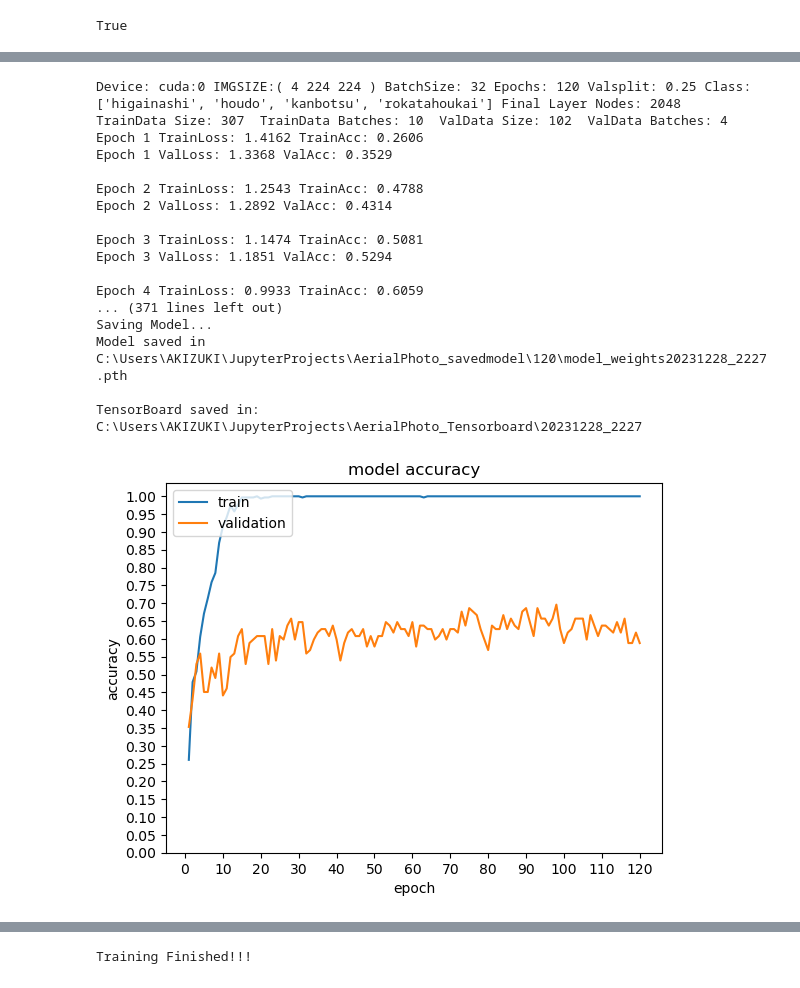
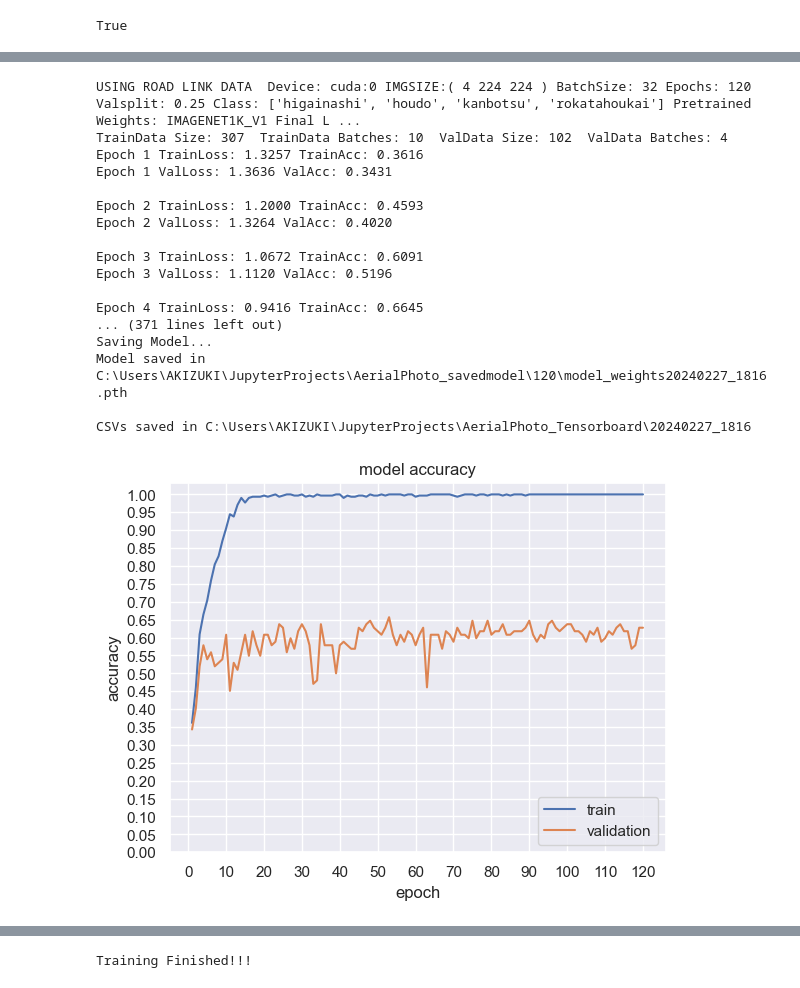
Before and after one commit to Tanned-podcast/InfoSys_ImgClassifier, a Jupyter notebook: 航空写真AI_訓練用.ipynb, the cells around one changed output, grey strips where cells are left out. Cells and saved outputs as stored; diff of their text form; code cells hidden in the pictures.

```diff
--- a/航空写真AI_訓練用.ipynb
+++ b/航空写真AI_訓練用.ipynb
@@ -61,7 +84,9 @@ from torch.utils.data import DataLoader
 from torch.utils.data import random_split
 import matplotlib.pyplot as plt
 import datetime
-from torch.utils.tensorboard import SummaryWriter
+import pandas as pd
+import seaborn as sns; sns.set() # sns.set() ==> グラフの見た目をseabornに合わせる
+%matplotlib inline
 
 time = datetime.datetime.now()
 filedate=time.strftime('%Y%m%d_%H%M')
@@ -75,6 +100,7 @@ IMG_SIZE=224
 valsplit=0.25
 lr=0.001
 momentum=0.9
+weights= 'IMAGENET1K_V1'
 
 Classes = ["higainashi", "houdo", "kanbotsu", "rokatahoukai"]
 ClassNum = len(Classes)
@@ -98,7 +124,7 @@ class MyDataset(Dataset):
         #globは複数のファイルのパスをまとめて取得する
         #訓練と訓練白黒の二個下のディレクトリから画像を取得
         self.data = list(sorted(Path(root).glob("*\*")))
-        self.data2 = list(sorted(Path(root+"binary").glob("*\*")))
+        self.data2 = list(sorted(Path(root+"binary_18m").glob("*\*")))
 
 
 
@@ -150,7 +176,7 @@ trainloader = DataLoader(dataset=trainset,batch_size=batch_size,shuffle=True)
 valloader = DataLoader(dataset=valset,batch_size=batch_size,shuffle=True)
 
 
-resnet50 = models.resnet50(weights='IMAGENET1K_V1')
+resnet50 = models.resnet50(weights=weights)
 
 #modify first layer so it expects 4 input channels; all other parameters unchanged
 resnet50.conv1 = torch.nn.Conv2d(Channels,64,kernel_size = (7,7),stride = (2,2), padding = (3,3), bias = False)
@@ -168,7 +194,7 @@ resnet50=resnet50.to(device)
 loss_fn = nn.CrossEntropyLoss()
 optimizer = optim.SGD(resnet50.parameters(), lr=lr, momentum=momentum)
 
-print("Device:", device, "IMGSIZE:(", Channels, IMG_SIZE, IMG_SIZE, ")",  "BatchSize:", batch_size, "Epochs:", epochs, "Valsplit:", valsplit, "Class:", Classes, "Final Layer Nodes:", num_ftrs)
+print("USING ROAD LINK DATA ", "Device:", device, "IMGSIZE:(", Channels, IMG_SIZE, IMG_SIZE, ")",  "BatchSize:", batch_size, "Epochs:", epochs, "Valsplit:", valsplit, "Class:", Classes, "Pretrained Weights:", str(weights), "Final Layer Nodes:", num_ftrs)
 
 '''
 trainiterator
@@ -253,20 +279,14 @@ train(trainloader, valloader, resnet50, loss_fn, optimizer, epochs)
 ep=np.arange(1, epochs+1)
 
 
-# log_dirでlogのディレクトリを指定
-historypath2 = Path(historypath+"\\"+filedate)
-writer = SummaryWriter(log_dir=historypath2)
-
-# xとyの値を記録していく
-for i in range(epochs):
-    writer.add_scalar("Train Accuracy", train_accuracies[i], i+1)
-    writer.add_scalar("Validation Accuracy", val_accuracies[i], i+1)
-    writer.add_scalar("Train Loss", train_losses[i], i+1)
-    writer.add_scalar("Validation Loss", val_losses[i], i+1)
-
-# writerを閉じる
-writer.close()
-print("TensorBoard saved in: ", historypath2)
+#グラフにプロットする正解率と損失のリストをCSVに書き出し to_csvは新規フォルダを作ってくれないのでosで作る
+historypath2 = str(Path(historypath+"\\"+filedate))
+os.mkdir(historypath2)
+pd.DataFrame(data=np.array([ep, train_accuracies]).T, columns=["Epoch", "Accuracy"]).to_csv(Path(historypath2+"\\"+"Train_Acc.csv"))
+pd.DataFrame(data=np.array([ep, train_losses]).T, columns=["Epoch", "Loss"]).to_csv(Path(historypath2+"\\"+"Train_Loss.csv"))
+pd.DataFrame(data=np.array([ep, val_accuracies]).T, columns=["Epoch", "Accuracy"]).to_csv(Path(historypath2+"\\"+"Val_Acc.csv"))
+pd.DataFrame(data=np.array([ep, val_losses]).T, columns=["Epoch", "Loss"]).to_csv(Path(historypath2+"\\"+"Val_Loss.csv"))
+print("CSVs saved in", historypath2)
 
 
 def plot_acc(train_accuracies, val_accuracies):
@@ -274,43 +294,43 @@ def plot_acc(train_accuracies, val_accuracies):
     plt.plot(ep, val_accuracies)
     plt.title("model accuracy")
     plt.ylabel("accuracy")
     plt.xlabel("epoch")
     plt.xticks(np.arange(0, epochs+1, 10))
     plt.yticks(np.arange(0.0, 1.05, 0.05))
-    plt.legend(["train", "validation"], loc="upper left")
+    plt.legend(["train", "validation"], loc="lower right")
     plt.show()
 
 def plot_loss(train_losses, val_losses):
     plt.plot(ep, train_losses)
     plt.plot(ep, val_losses)
     plt.title("model loss")
     plt.ylabel("loss")
     plt.xlabel("epoch")
     plt.xticks(np.arange(0, epochs+1, 10))
     plt.ylim(bottom=-5, top=10)
-    plt.legend(["train", "validation"], loc="upper left")
+    plt.legend(["train", "validation"], loc="upper right")
     plt.show()
 
 plot_acc(train_accuracies, val_accuracies)
 plot_loss(train_losses, val_losses)
 
 print('Training Finished!!!')
 # %% [output]
-Device: cuda:0 IMGSIZE:( 4 224 224 ) BatchSize: 32 Epochs: 120 Valsplit: 0.25 Class: ['higainashi', 'houdo', 'kanbotsu', 'rokatahoukai'] Final Layer Nodes: 2048
+USING ROAD LINK DATA  Device: cuda:0 IMGSIZE:( 4 224 224 ) BatchSize: 32 Epochs: 120 Valsplit: 0.25 Class: ['higainashi', 'houdo', 'kanbotsu', 'rokatahoukai'] Pretrained Weights: IMAGENET1K_V1 Final L ...
 TrainData Size: 307  TrainData Batches: 10  ValData Size: 102  ValData Batches: 4
-Epoch 1 TrainLoss: 1.4162 TrainAcc: 0.2606
-Epoch 1 ValLoss: 1.3368 ValAcc: 0.3529
+Epoch 1 TrainLoss: 1.3257 TrainAcc: 0.3616
+Epoch 1 ValLoss: 1.3636 ValAcc: 0.3431
 
-Epoch 2 TrainLoss: 1.2543 TrainAcc: 0.4788
-Epoch 2 ValLoss: 1.2892 ValAcc: 0.4314
+Epoch 2 TrainLoss: 1.2000 TrainAcc: 0.4593
+Epoch 2 ValLoss: 1.3264 ValAcc: 0.4020
 
-Epoch 3 TrainLoss: 1.1474 TrainAcc: 0.5081
-Epoch 3 ValLoss: 1.1851 ValAcc: 0.5294
+Epoch 3 TrainLoss: 1.0672 TrainAcc: 0.6091
+Epoch 3 ValLoss: 1.1120 ValAcc: 0.5196
 
-Epoch 4 TrainLoss: 0.9933 TrainAcc: 0.6059
+Epoch 4 TrainLoss: 0.9416 TrainAcc: 0.6645
 ... (371 lines left out)
 Saving Model...
-Model saved in C:\Users\AKIZUKI\JupyterProjects\AerialPhoto_savedmodel\120\model_weights20231228_2227.pth
+Model saved in C:\Users\AKIZUKI\JupyterProjects\AerialPhoto_savedmodel\120\model_weights20240227_1816.pth
 
-TensorBoard saved in:  C:\Users\AKIZUKI\JupyterProjects\AerialPhoto_Tensorboard\20231228_2227
+CSVs saved in C:\Users\AKIZUKI\JupyterProjects\AerialPhoto_Tensorboard\20240227_1816
-[figure, old version]
+[figure, new version]
```
Also changed, not shown: parts of 2 cells of this notebook, 4 other files.
